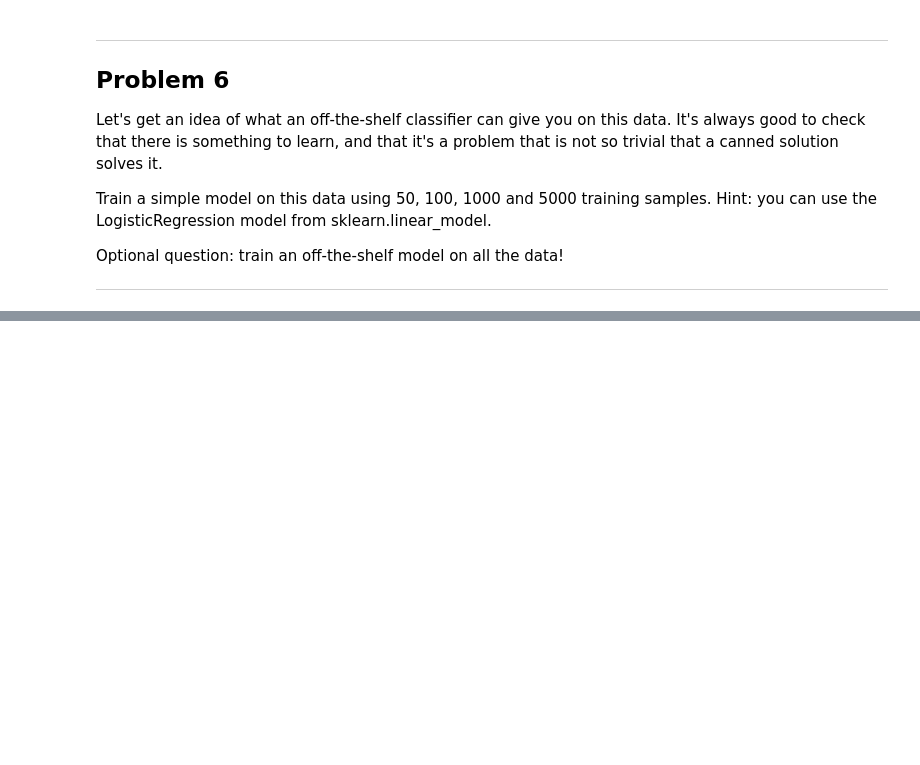
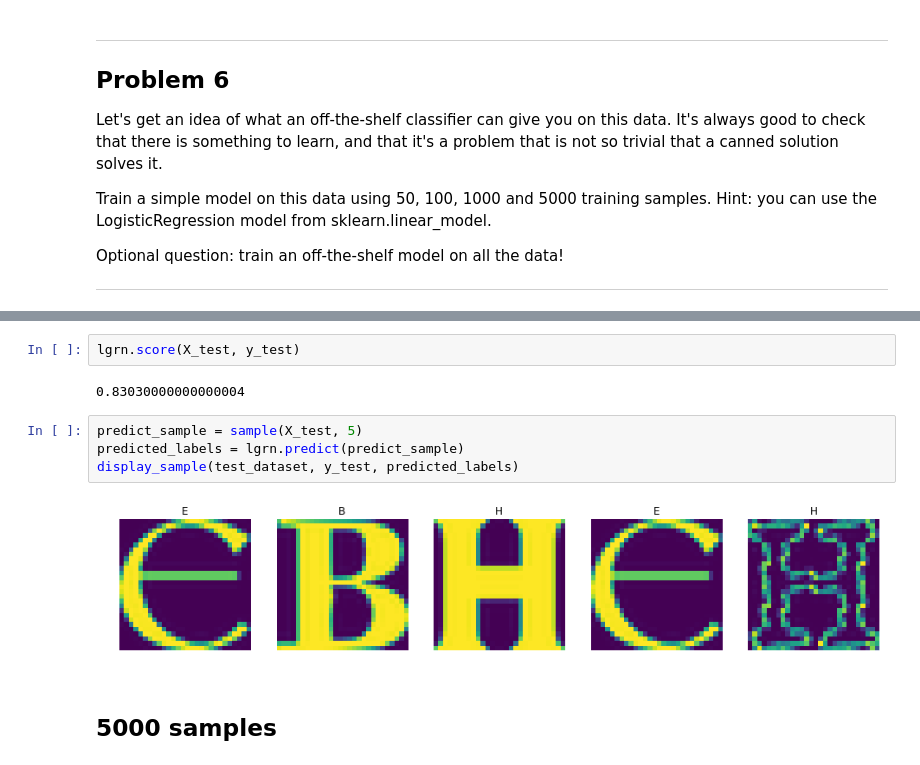
Before and after one commit to exeRogue/tensorflow-udacity, a Jupyter notebook: 1_notmnist.ipynb, the cells around one changed output, grey strips where cells are left out. Saved outputs shown, nothing was run; the diff lists cells and outputs as text; blank space fills up the shorter version.

```diff
--- a/1_notmnist.ipynb
+++ b/1_notmnist.ipynb
@@ -550,0 +635,13 @@ Optional question: train an off-the-shelf model on all the data!
+# %%
+lgrn.score(X_test, y_test)
+# %% [output]
+0.83030000000000004
+# %%
+predict_sample = sample(X_test, 5)
+predicted_labels = lgrn.predict(predict_sample)
+display_sample(test_dataset, y_test, predicted_labels)
+# %% [output]
+[figure, added]
+# %% [markdown]
+5000 samples
+---
```
Also changed, not shown: parts of 44 cells of this notebook.
